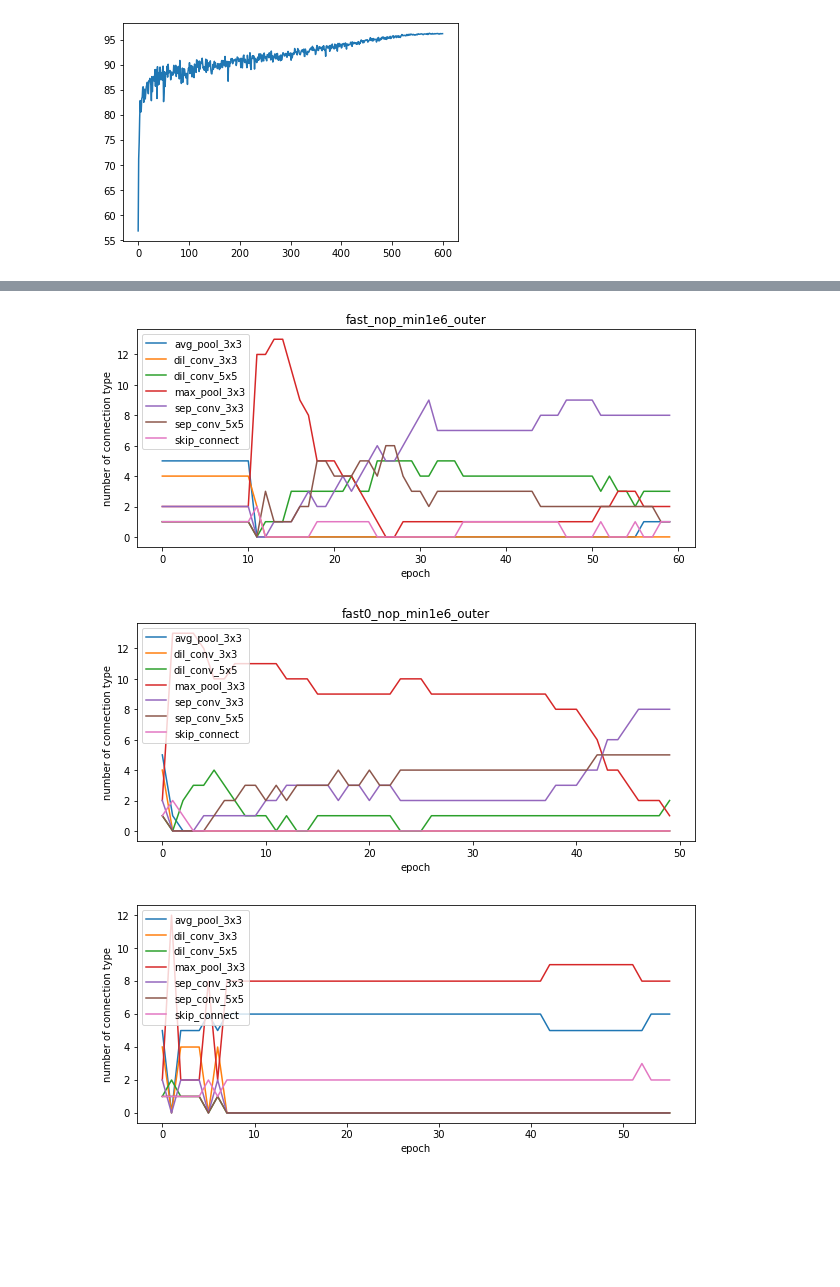
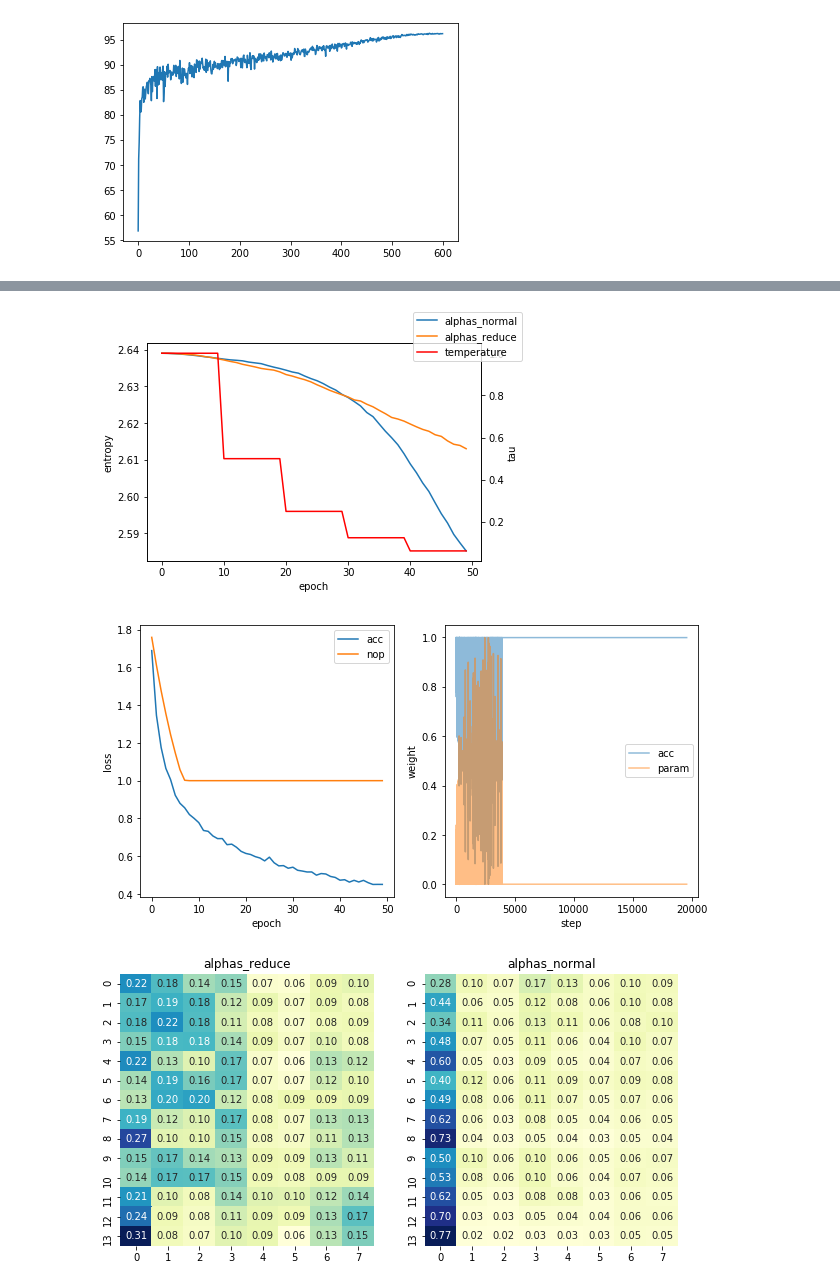
Before and after one commit to yuezhixiong/NAS-Benchmark, a Jupyter notebook: plot_log.ipynb, the cells around one changed output, grey strips where cells are left out. Drawn from its saved outputs; the diff is of its cells as text; code cells hidden in the pictures; blank space fills up the shorter version.

Commit message:
add temperature and gumble max

```diff
--- a/plot_log.ipynb
+++ b/plot_log.ipynb
@@ -207,12 +243,9 @@ plot_epoch_geno("/home/yuezx/NAS-Benchmark/DARTS/nop_min1e6_outer/log.txt", 'nop
-# %%
-plot_epoch_geno("/home/yuezx/NAS-Benchmark/DARTS/fast_nop_min1e6_outer/log.txt", 'fast_nop_min1e6_outer')
-# %% [output]
-[figure, removed]
-# %%
-plot_epoch_geno("/home/yuezx/NAS-Benchmark/DARTS/fast0_nop_min1e6_outer/log.txt", 'fast0_nop_min1e6_outer')
-# %% [output]
-[figure, removed]
 # %%
-plot_epoch_geno("/home/yuezx/NAS-Benchmark/DARTS/fast_nopL1e6U15e5_advouter/log.txt")
+path = '/home/yuezx/NAS-Benchmark/DARTS/inner_acc1_outer_nop_mgda_min_temperature/'
+plot_entropy(path)
+plot_loss_sol(path)
+plot_alpha(path)
 # %% [output]
-[figure, old version]
+[figure, new version]
+[figure, added]
+[figure, added]
```
Also changed, not shown: parts of 17 cells of this notebook, 5 other files.
